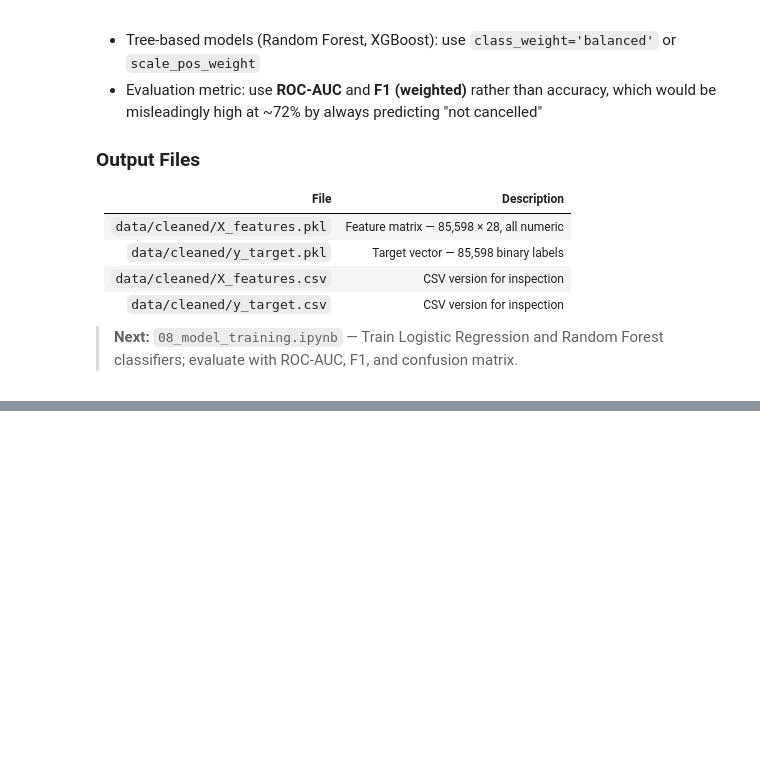
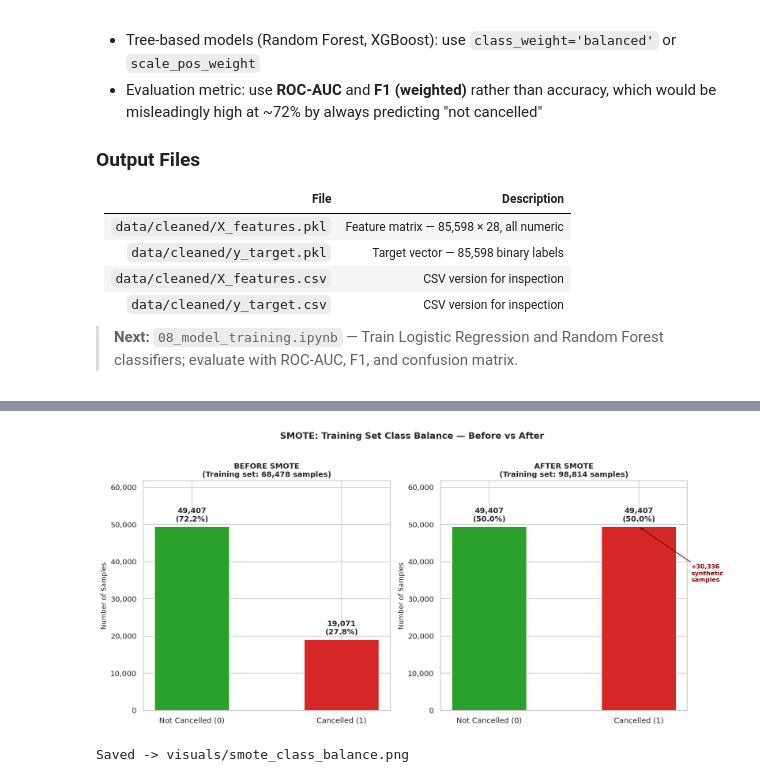
Before and after one commit to Sneha140202/hotel-booking-analysis, a Jupyter notebook: notebooks/07_feature_engineering.ipynb, the cells around one changed output, grey strips where cells are left out. Drawn from its saved outputs; the diff is of its cells as text; code cells hidden in the pictures; blank space fills up the shorter version.

```diff
--- a/notebooks/07_feature_engineering.ipynb
+++ b/notebooks/07_feature_engineering.ipynb
@@ -490,0 +720,46 @@ The target is **moderately imbalanced** (72% / 28%). For the Week 3 model:
+# %%
+fig, axes = plt.subplots(1, 2, figsize=(13, 6))
+fig.suptitle("SMOTE: Training Set Class Balance — Before vs After",
+             fontsize=13, fontweight="bold", y=1.02)
+
+labels  = ["Not Cancelled (0)", "Cancelled (1)"]
+colors  = ["#2ca02c", "#d62728"]
+
+for ax, counts, title in [
+    (axes[0], before_cnt,
+     f"BEFORE SMOTE\n(Training set: {len(X_train):,} samples)"),
+    (axes[1], after_cnt,
+     f"AFTER SMOTE\n(Training set: {len(X_train_sm):,} samples)"),
+]:
+    bars = ax.bar(labels, counts.values, color=colors,
+                  edgecolor="white", width=0.5)
+    ax.set_title(title, fontsize=11, fontweight="bold")
+    ax.set_ylabel("Number of Samples", fontsize=10)
+    ax.yaxis.set_major_formatter(mtick.FuncFormatter(lambda v, _: f"{int(v):,}"))
+    ax.set_ylim(0, max(counts.values) * 1.25)
+
+    for bar, val in zip(bars, counts.values):
+        pct = val / counts.sum() * 100
+        ax.text(bar.get_x() + bar.get_width()/2,
+                bar.get_height() + max(counts.values) * 0.02,
+                f"{val:,}\n({pct:.1f}%)",
+                ha="center", va="bottom", fontsize=11, fontweight="bold")
+
+# Annotate synthetic samples on after-SMOTE bar
+synthetic_n = after_cnt[1] - before_cnt[1]
+axes[1].annotate(
+    f"+{synthetic_n:,}\nsynthetic\nsamples",
+    xy=(1, after_cnt[1]),
+    xytext=(1.35, after_cnt[1] * 0.7),
+    fontsize=9, color="#8b0000", fontweight="bold",
+    arrowprops=dict(arrowstyle="->", color="#8b0000", lw=1.2),
+)
+
+plt.tight_layout()
+plt.savefig("../visuals/smote_class_balance.png",
+            dpi=150, bbox_inches="tight", facecolor="white")
+plt.show()
+print("Saved -> visuals/smote_class_balance.png")
+# %% [output]
+[figure, added]
+Saved -> visuals/smote_class_balance.png
```
Also changed, not shown: parts of 14 cells of this notebook, 1 other file.
